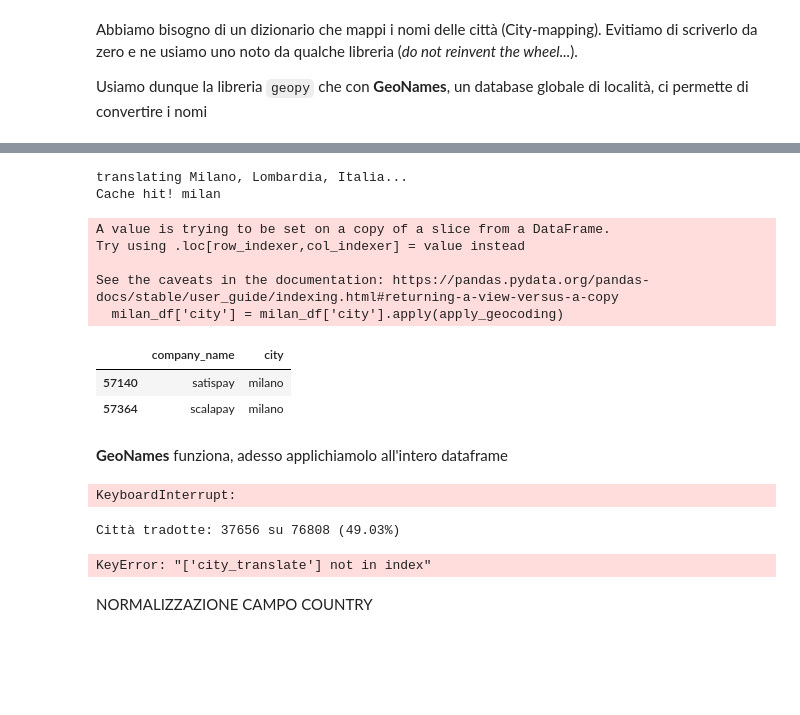
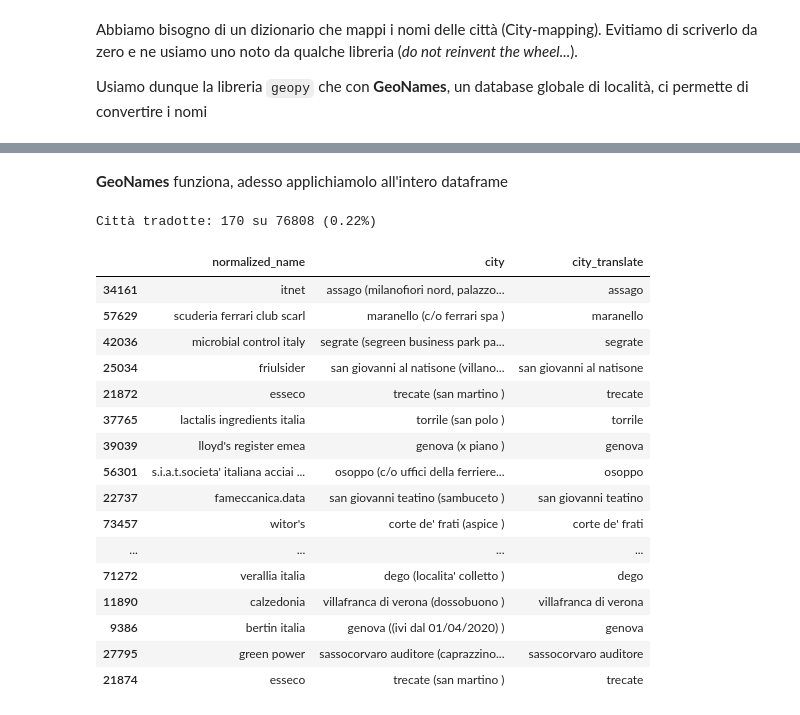
Before and after one commit to MatVitale6/IngegneriaDeiDatiProject, a Jupyter notebook: homework5/record_linkage/normalize_companies.ipynb, the cells around one changed output, grey strips where cells are left out. Saved outputs shown, nothing was run; the diff lists cells and outputs as text; code cells hidden in the pictures; blank space fills up the shorter version.

Commit message:
city normalization

```diff
--- a/homework5/record_linkage/normalize_companies.ipynb
+++ b/homework5/record_linkage/normalize_companies.ipynb
@@ -155,0 +280,3 @@ companies_df.to_csv('../aziende_normalizzate.csv', index=False)
+# %%
+companies_df['normalized_country'] = companies_df['country'].apply(normalize_country)
+companies_df['modified'] = companies_df['normalized_country'] != companies_df['country']
@@ -210,6 +421,3 @@ display(filtered_df[['company_name', 'city']].sample(25))
-# %%
-# Apply the changes to the df
-companies_df['city'] = companies_df['city'].apply(clean_city)
 # %% [markdown]
 ### **Step 2: Tradurre nomi di città italiane in italiano**
 
@@ -305,41 +526,59 @@ def apply_geocoding(city):
-# %%
-milan_df['city'] = milan_df['city'].apply(apply_geocoding)
-display(milan_df[['company_name', 'city']])
-# %% [output]
-translating Milano, Lombardia, Italia...
-Cache hit! milan
-A value is trying to be set on a copy of a slice from a DataFrame.
-Try using .loc[row_indexer,col_indexer] = value instead
-
-See the caveats in the documentation: https://pandas.pydata.org/pandas-docs/stable/user_guide/indexing.html#returning-a-view-versus-a-copy
-  milan_df['city'] = milan_df['city'].apply(apply_geocoding)
-|  | company_name | city |
-| 57140 | satispay | milano |
-| 57364 | scalapay | milano |
+# %%
+def tqdm_wrapper(row, tqdm_bar):
+    if pd.isna(row['city']) or not isinstance(row['city'], str) or row['city'] == "":
+        tqdm_bar.update(1)
+        return ""
+
+    global cache_miss, cache_hit
+    normalized = normalize_city(row['city']) if row['country'] == "italy" else row['city']
+    total_req = cache_hit + cache_miss
+    hit_ratio = (cache_hit / total_req) * 100 if total_req > 0 else 0
+    tqdm_bar.set_description(f"Processing | Cache Hit Ratio: {hit_ratio:.2f}%")  # Update bar without new lines
+    tqdm_bar.update(1)
+
+    return normalized
 # %% [markdown]
 **GeoNames** funziona, adesso applichiamolo all'intero dataframe
 # %%
-companies_df['city_translate'] = companies_df.apply(
-    lambda row: apply_geocoding(row['city']),
-    axis=1
-)
+with tqdm(total=len(companies_df), desc="Processing", unit="entry") as tqdm_bar:
+        companies_df['city_translate'] = companies_df.apply(lambda row: tqdm_wrapper(row, tqdm_bar), axis=1)
+
+with open(CITY_CACHE_FILE, 'wb') as f:
+        pickle.dump(city_cache, f)
+
 companies_df['modified'] = companies_df['city'] != companies_df['city_translate']
-# %% [output]
-KeyboardInterrupt:
 # %%
-num_modified = companies_df['modified'].sum()
+valid_modifications = companies_df[
+    (companies_df["modified"]) & ~(companies_df["city"].isna() & (companies_df["city_translate"] == ""))
+]
+
+num_modified = len(valid_modifications)
 total_cities = len(companies_df)
 percentage_modified = (num_modified / total_cities) * 100
 
 print(f"Città tradotte: {num_modified} su {total_cities} ({percentage_modified:.2f}%)")
 
-translated_cities = companies_df[companies_df['modified']][['company_name', 'city', 'city_translate']]
+translated_cities = valid_modifications[['normalized_name', 'city', 'city_translate']]
 display(translated_cities.sample(25))
 
-companies_df = companies_df.sort_values(by=['company_name'])
-companies_df[['company_name', 'city', 'city_translate']].to_csv('translated_cities.csv', index=False)
+companies_df = companies_df.sort_values(by=['city'])
+companies_df[['normalized_name', 'city', 'city_translate']].to_csv('translated_cities.csv', index=False)
 # %% [output]
-Città tradotte: 37656 su 76808 (49.03%)
+Città tradotte: 170 su 76808 (0.22%)
-KeyError: "['city_translate'] not in index"
+|  | normalized_name | city | city_translate |
+| 34161 | itnet | assago (milanofiori nord, palazzo... | assago |
+| 57629 | scuderia ferrari club scarl | maranello (c/o ferrari spa ) | maranello |
+| 42036 | microbial control italy | segrate (segreen business park pa... | segrate |
+| 25034 | friulsider | san giovanni al natisone (villano... | san giovanni al natisone |
+| 21872 | esseco | trecate (san martino ) | trecate |
+| 37765 | lactalis ingredients italia | torrile (san polo ) | torrile |
+| 39039 | lloyd's register emea | genova (x piano ) | genova |
+| 56301 | s.i.a.t.societa' italiana acciai ... | osoppo (c/o uffici della ferriere... | osoppo |
+| 22737 | fameccanica.data | san giovanni teatino (sambuceto ) | san giovanni teatino |
+| 73457 | witor's | corte de' frati (aspice ) | corte de' frati |
+| ... | ... | ... | ... |
+| 71272 | verallia italia | dego (localita' colletto ) | dego |
+| 11890 | calzedonia | villafranca di verona (dossobuono ) | villafranca di verona |
+| 9386 | bertin italia | genova ((ivi dal 01/04/2020) ) | genova |
+| 27795 | green power | sassocorvaro auditore (caprazzino... | sassocorvaro auditore |
+| 21874 | esseco | trecate (san martino ) | trecate |
-# %% [markdown]
-NORMALIZZAZIONE CAMPO COUNTRY
```
Also changed, not shown: parts of 39 cells of this notebook, 5 other files.
